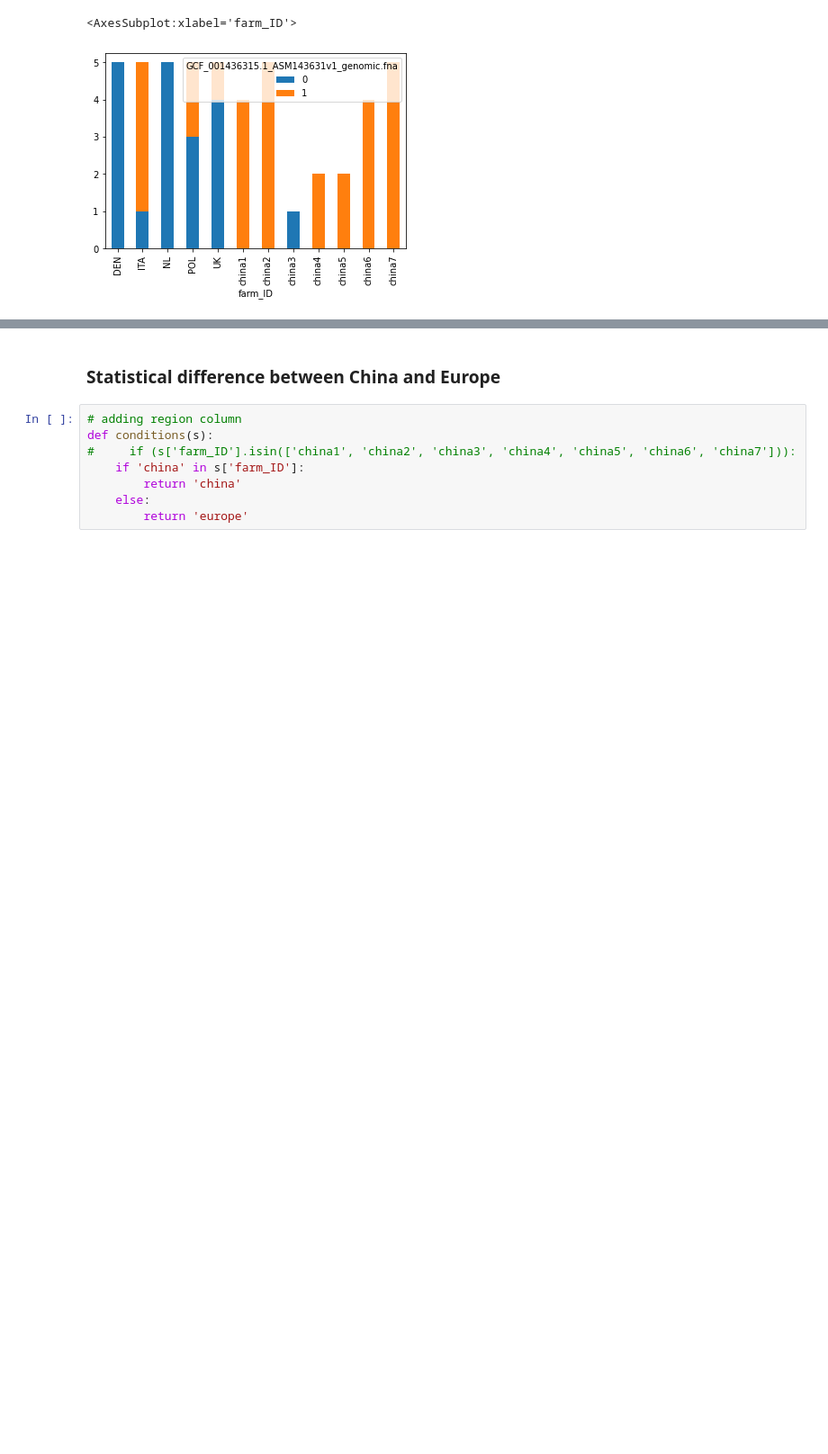
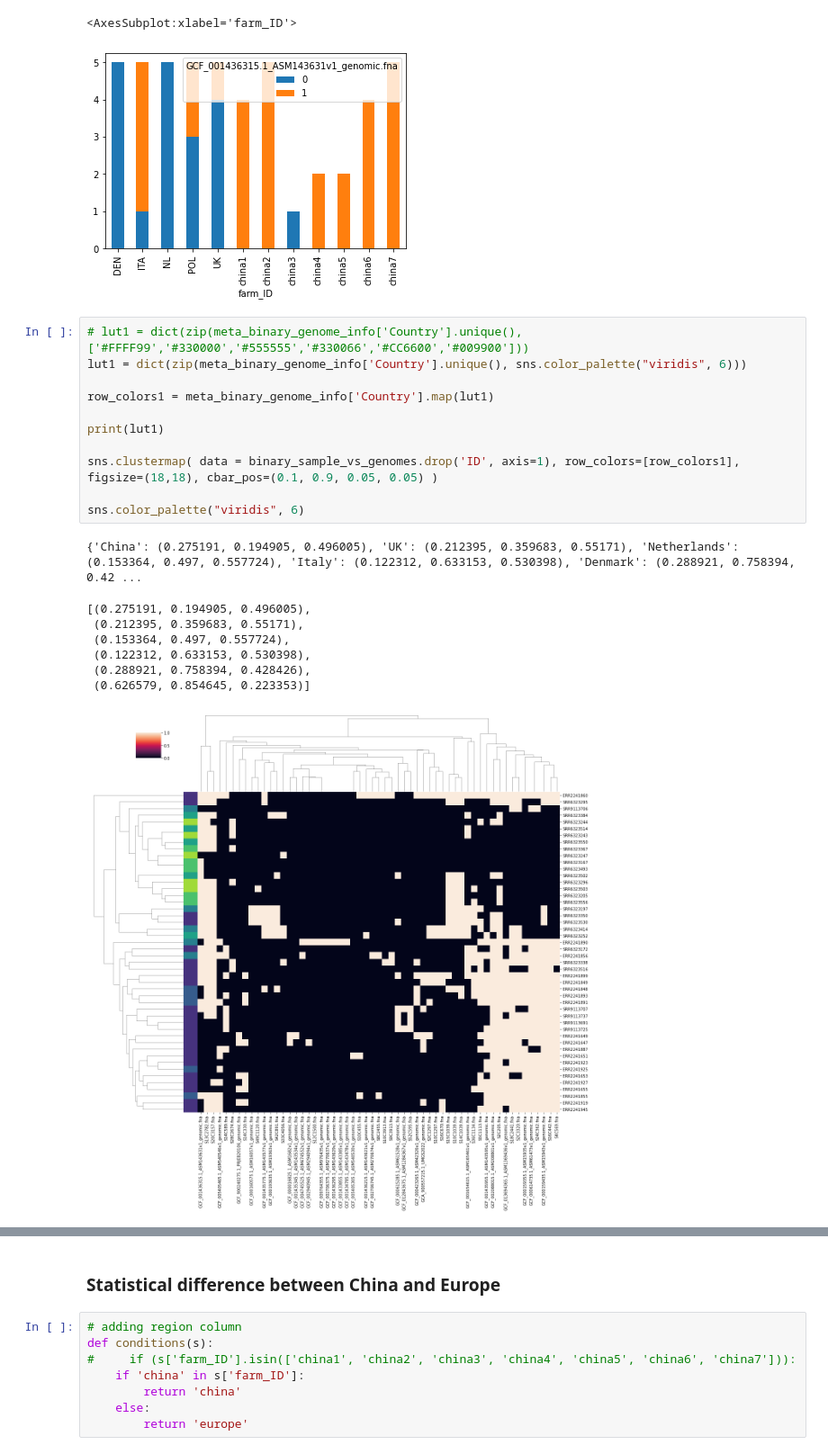
Before and after one commit to m3j/thesis_code, a Jupyter notebook: InStrain_output.ipynb, the cells around one changed output, grey strips where cells are left out. Shown at 90% size. Saved outputs shown, nothing was run; the diff lists cells and outputs as text; blank space fills up the shorter version.

```diff
--- a/InStrain_output.ipynb
+++ b/InStrain_output.ipynb
@@ -324,3 +388,23 @@ pd.crosstab(meta_binary_genome_info['farm_ID'],meta_binary_genome_info['GCF_0014
 # %% [output]
 <AxesSubplot:xlabel='farm_ID'>
 [figure]
+# %%
+# lut1 = dict(zip(meta_binary_genome_info['Country'].unique(), ['#FFFF99','#330000','#555555','#330066','#CC6600','#009900']))
+lut1 = dict(zip(meta_binary_genome_info['Country'].unique(), sns.color_palette("viridis", 6)))
+
+row_colors1 = meta_binary_genome_info['Country'].map(lut1)
+
+print(lut1)
+
+sns.clustermap( data = binary_sample_vs_genomes.drop('ID', axis=1), row_colors=[row_colors1], figsize=(18,18), cbar_pos=(0.1, 0.9, 0.05, 0.05) )
+
+sns.color_palette("viridis", 6)
+# %% [output]
+{'China': (0.275191, 0.194905, 0.496005), 'UK': (0.212395, 0.359683, 0.55171), 'Netherlands': (0.153364, 0.497, 0.557724), 'Italy': (0.122312, 0.633153, 0.530398), 'Denmark': (0.288921, 0.758394, 0.42 ...
+[(0.275191, 0.194905, 0.496005),
+ (0.212395, 0.359683, 0.55171),
+ (0.153364, 0.497, 0.557724),
+ (0.122312, 0.633153, 0.530398),
+ (0.288921, 0.758394, 0.428426),
+ (0.626579, 0.854645, 0.223353)]
+[figure, added]
```
Also changed, not shown: parts of 28 cells of this notebook, 17 other files.
